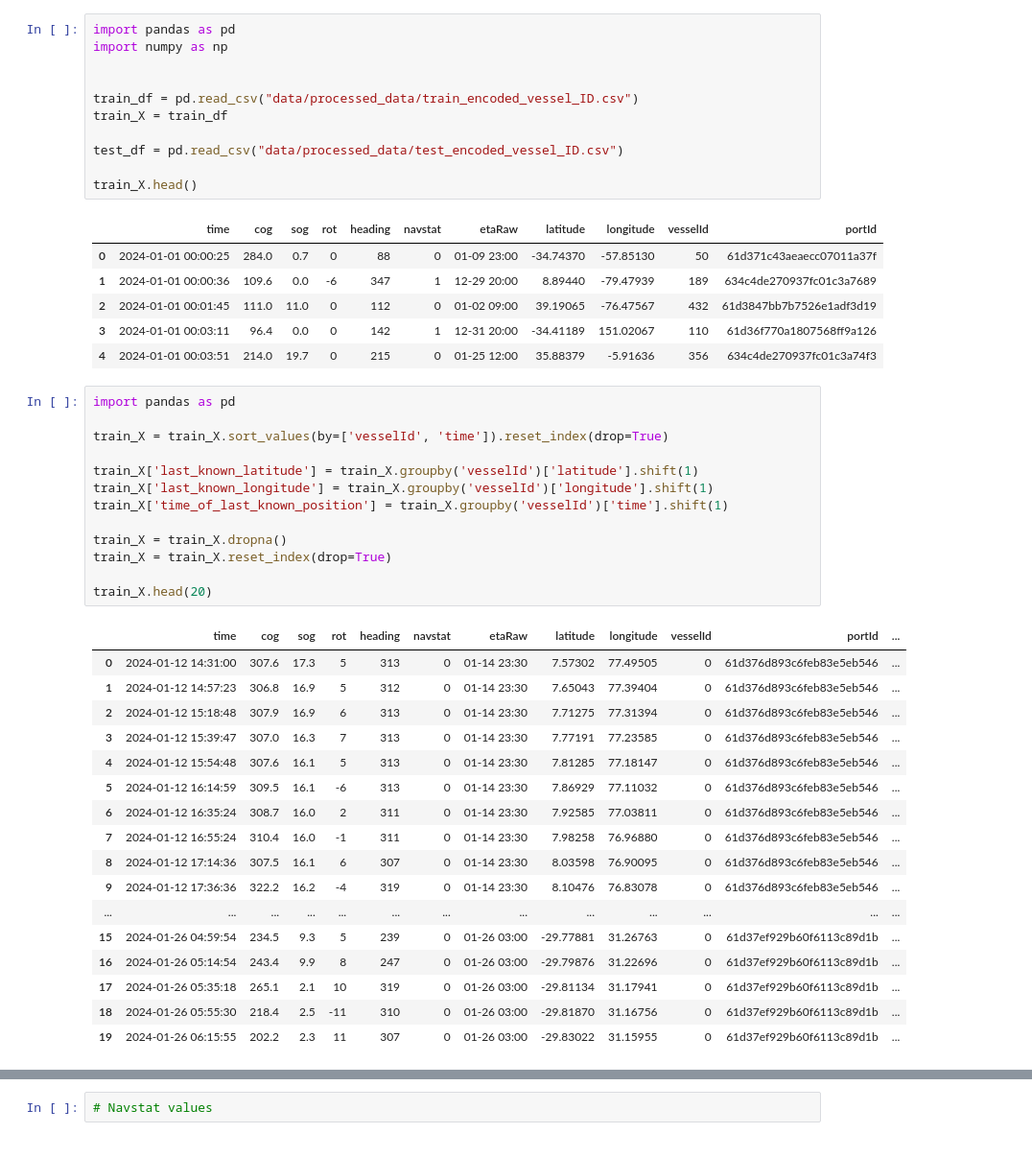
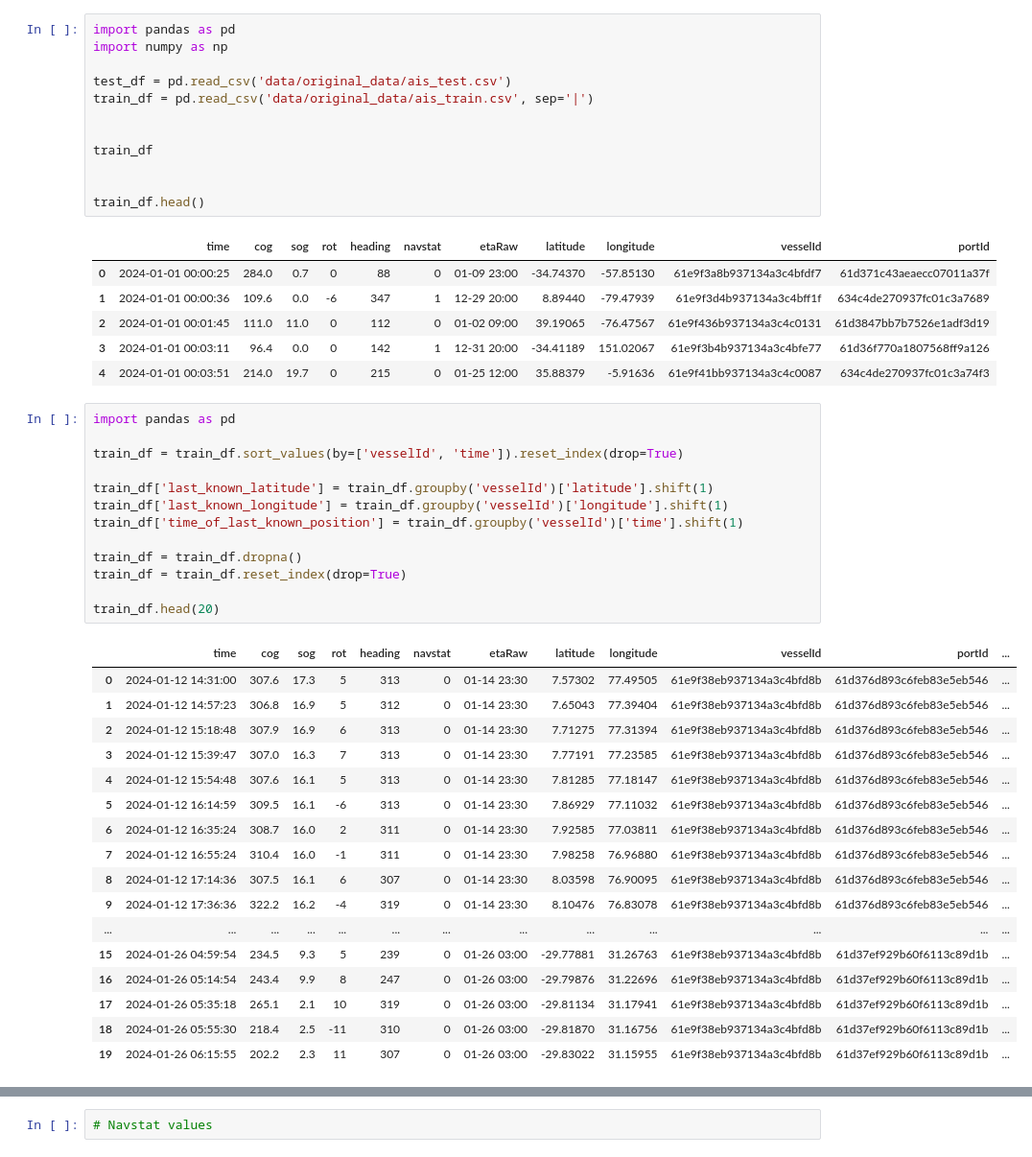
Before and after one commit to javanster/AIS-Vessel-Trajectory-Prediction, a Jupyter notebook: data_preprocessing.ipynb, the cells around one changed output, grey strips where cells are left out. Shown at 96% size. Cells and saved outputs as stored; diff of their text form.

```diff
--- a/data_preprocessing.ipynb
+++ b/data_preprocessing.ipynb
@@ -2,48 +2,49 @@
 import pandas as pd
 import numpy as np
 
+test_df = pd.read_csv('data/original_data/ais_test.csv')
+train_df = pd.read_csv('data/original_data/ais_train.csv', sep='|')
 
-train_df = pd.read_csv("data/processed_data/train_encoded_vessel_ID.csv")
-train_X = train_df
 
-test_df = pd.read_csv("data/processed_data/test_encoded_vessel_ID.csv")
+train_df
 
-train_X.head()
+
+train_df.head()
 # %% [output]
 |  | time | cog | sog | rot | heading | navstat | etaRaw | latitude | longitude | vesselId | portId |
-| 0 | 2024-01-01 00:00:25 | 284.0 | 0.7 | 0 | 88 | 0 | 01-09 23:00 | -34.74370 | -57.85130 | 50 | 61d371c43aeaecc07011a37f |
-| 1 | 2024-01-01 00:00:36 | 109.6 | 0.0 | -6 | 347 | 1 | 12-29 20:00 | 8.89440 | -79.47939 | 189 | 634c4de270937fc01c3a7689 |
-| 2 | 2024-01-01 00:01:45 | 111.0 | 11.0 | 0 | 112 | 0 | 01-02 09:00 | 39.19065 | -76.47567 | 432 | 61d3847bb7b7526e1adf3d19 |
-| 3 | 2024-01-01 00:03:11 | 96.4 | 0.0 | 0 | 142 | 1 | 12-31 20:00 | -34.41189 | 151.02067 | 110 | 61d36f770a1807568ff9a126 |
-| 4 | 2024-01-01 00:03:51 | 214.0 | 19.7 | 0 | 215 | 0 | 01-25 12:00 | 35.88379 | -5.91636 | 356 | 634c4de270937fc01c3a74f3 |
+| 0 | 2024-01-01 00:00:25 | 284.0 | 0.7 | 0 | 88 | 0 | 01-09 23:00 | -34.74370 | -57.85130 | 61e9f3a8b937134a3c4bfdf7 | 61d371c43aeaecc07011a37f |
+| 1 | 2024-01-01 00:00:36 | 109.6 | 0.0 | -6 | 347 | 1 | 12-29 20:00 | 8.89440 | -79.47939 | 61e9f3d4b937134a3c4bff1f | 634c4de270937fc01c3a7689 |
+| 2 | 2024-01-01 00:01:45 | 111.0 | 11.0 | 0 | 112 | 0 | 01-02 09:00 | 39.19065 | -76.47567 | 61e9f436b937134a3c4c0131 | 61d3847bb7b7526e1adf3d19 |
+| 3 | 2024-01-01 00:03:11 | 96.4 | 0.0 | 0 | 142 | 1 | 12-31 20:00 | -34.41189 | 151.02067 | 61e9f3b4b937134a3c4bfe77 | 61d36f770a1807568ff9a126 |
+| 4 | 2024-01-01 00:03:51 | 214.0 | 19.7 | 0 | 215 | 0 | 01-25 12:00 | 35.88379 | -5.91636 | 61e9f41bb937134a3c4c0087 | 634c4de270937fc01c3a74f3 |
 # %%
 import pandas as pd
 
-train_X = train_X.sort_values(by=['vesselId', 'time']).reset_index(drop=True)
+train_df = train_df.sort_values(by=['vesselId', 'time']).reset_index(drop=True)
 
-train_X['last_known_latitude'] = train_X.groupby('vesselId')['latitude'].shift(1)
-train_X['last_known_longitude'] = train_X.groupby('vesselId')['longitude'].shift(1)
-train_X['time_of_last_known_position'] = train_X.groupby('vesselId')['time'].shift(1)
+train_df['last_known_latitude'] = train_df.groupby('vesselId')['latitude'].shift(1)
+train_df['last_known_longitude'] = train_df.groupby('vesselId')['longitude'].shift(1)
+train_df['time_of_last_known_position'] = train_df.groupby('vesselId')['time'].shift(1)
 
-train_X = train_X.dropna()
-train_X = train_X.reset_index(drop=True)
+train_df = train_df.dropna()
+train_df = train_df.reset_index(drop=True)
 
-train_X.head(20)
+train_df.head(20)
 # %% [output]
 |  | time | cog | sog | rot | heading | navstat | etaRaw | latitude | longitude | vesselId | portId | ... |
-| 0 | 2024-01-12 14:31:00 | 307.6 | 17.3 | 5 | 313 | 0 | 01-14 23:30 | 7.57302 | 77.49505 | 0 | 61d376d893c6feb83e5eb546 | ... |
-| 1 | 2024-01-12 14:57:23 | 306.8 | 16.9 | 5 | 312 | 0 | 01-14 23:30 | 7.65043 | 77.39404 | 0 | 61d376d893c6feb83e5eb546 | ... |
-| 2 | 2024-01-12 15:18:48 | 307.9 | 16.9 | 6 | 313 | 0 | 01-14 23:30 | 7.71275 | 77.31394 | 0 | 61d376d893c6feb83e5eb546 | ... |
-| 3 | 2024-01-12 15:39:47 | 307.0 | 16.3 | 7 | 313 | 0 | 01-14 23:30 | 7.77191 | 77.23585 | 0 | 61d376d893c6feb83e5eb546 | ... |
-| 4 | 2024-01-12 15:54:48 | 307.6 | 16.1 | 5 | 313 | 0 | 01-14 23:30 | 7.81285 | 77.18147 | 0 | 61d376d893c6feb83e5eb546 | ... |
-| 5 | 2024-01-12 16:14:59 | 309.5 | 16.1 | -6 | 313 | 0 | 01-14 23:30 | 7.86929 | 77.11032 | 0 | 61d376d893c6feb83e5eb546 | ... |
-| 6 | 2024-01-12 16:35:24 | 308.7 | 16.0 | 2 | 311 | 0 | 01-14 23:30 | 7.92585 | 77.03811 | 0 | 61d376d893c6feb83e5eb546 | ... |
-| 7 | 2024-01-12 16:55:24 | 310.4 | 16.0 | -1 | 311 | 0 | 01-14 23:30 | 7.98258 | 76.96880 | 0 | 61d376d893c6feb83e5eb546 | ... |
-| 8 | 2024-01-12 17:14:36 | 307.5 | 16.1 | 6 | 307 | 0 | 01-14 23:30 | 8.03598 | 76.90095 | 0 | 61d376d893c6feb83e5eb546 | ... |
-| 9 | 2024-01-12 17:36:36 | 322.2 | 16.2 | -4 | 319 | 0 | 01-14 23:30 | 8.10476 | 76.83078 | 0 | 61d376d893c6feb83e5eb546 | ... |
+| 0 | 2024-01-12 14:31:00 | 307.6 | 17.3 | 5 | 313 | 0 | 01-14 23:30 | 7.57302 | 77.49505 | 61e9f38eb937134a3c4bfd8b | 61d376d893c6feb83e5eb546 | ... |
+| 1 | 2024-01-12 14:57:23 | 306.8 | 16.9 | 5 | 312 | 0 | 01-14 23:30 | 7.65043 | 77.39404 | 61e9f38eb937134a3c4bfd8b | 61d376d893c6feb83e5eb546 | ... |
+| 2 | 2024-01-12 15:18:48 | 307.9 | 16.9 | 6 | 313 | 0 | 01-14 23:30 | 7.71275 | 77.31394 | 61e9f38eb937134a3c4bfd8b | 61d376d893c6feb83e5eb546 | ... |
+| 3 | 2024-01-12 15:39:47 | 307.0 | 16.3 | 7 | 313 | 0 | 01-14 23:30 | 7.77191 | 77.23585 | 61e9f38eb937134a3c4bfd8b | 61d376d893c6feb83e5eb546 | ... |
+| 4 | 2024-01-12 15:54:48 | 307.6 | 16.1 | 5 | 313 | 0 | 01-14 23:30 | 7.81285 | 77.18147 | 61e9f38eb937134a3c4bfd8b | 61d376d893c6feb83e5eb546 | ... |
+| 5 | 2024-01-12 16:14:59 | 309.5 | 16.1 | -6 | 313 | 0 | 01-14 23:30 | 7.86929 | 77.11032 | 61e9f38eb937134a3c4bfd8b | 61d376d893c6feb83e5eb546 | ... |
+| 6 | 2024-01-12 16:35:24 | 308.7 | 16.0 | 2 | 311 | 0 | 01-14 23:30 | 7.92585 | 77.03811 | 61e9f38eb937134a3c4bfd8b | 61d376d893c6feb83e5eb546 | ... |
+| 7 | 2024-01-12 16:55:24 | 310.4 | 16.0 | -1 | 311 | 0 | 01-14 23:30 | 7.98258 | 76.96880 | 61e9f38eb937134a3c4bfd8b | 61d376d893c6feb83e5eb546 | ... |
+| 8 | 2024-01-12 17:14:36 | 307.5 | 16.1 | 6 | 307 | 0 | 01-14 23:30 | 8.03598 | 76.90095 | 61e9f38eb937134a3c4bfd8b | 61d376d893c6feb83e5eb546 | ... |
+| 9 | 2024-01-12 17:36:36 | 322.2 | 16.2 | -4 | 319 | 0 | 01-14 23:30 | 8.10476 | 76.83078 | 61e9f38eb937134a3c4bfd8b | 61d376d893c6feb83e5eb546 | ... |
 | ... | ... | ... | ... | ... | ... | ... | ... | ... | ... | ... | ... | ... |
-| 15 | 2024-01-26 04:59:54 | 234.5 | 9.3 | 5 | 239 | 0 | 01-26 03:00 | -29.77881 | 31.26763 | 0 | 61d37ef929b60f6113c89d1b | ... |
-| 16 | 2024-01-26 05:14:54 | 243.4 | 9.9 | 8 | 247 | 0 | 01-26 03:00 | -29.79876 | 31.22696 | 0 | 61d37ef929b60f6113c89d1b | ... |
-| 17 | 2024-01-26 05:35:18 | 265.1 | 2.1 | 10 | 319 | 0 | 01-26 03:00 | -29.81134 | 31.17941 | 0 | 61d37ef929b60f6113c89d1b | ... |
-| 18 | 2024-01-26 05:55:30 | 218.4 | 2.5 | -11 | 310 | 0 | 01-26 03:00 | -29.81870 | 31.16756 | 0 | 61d37ef929b60f6113c89d1b | ... |
-| 19 | 2024-01-26 06:15:55 | 202.2 | 2.3 | 11 | 307 | 0 | 01-26 03:00 | -29.83022 | 31.15955 | 0 | 61d37ef929b60f6113c89d1b | ... |
+| 15 | 2024-01-26 04:59:54 | 234.5 | 9.3 | 5 | 239 | 0 | 01-26 03:00 | -29.77881 | 31.26763 | 61e9f38eb937134a3c4bfd8b | 61d37ef929b60f6113c89d1b | ... |
+| 16 | 2024-01-26 05:14:54 | 243.4 | 9.9 | 8 | 247 | 0 | 01-26 03:00 | -29.79876 | 31.22696 | 61e9f38eb937134a3c4bfd8b | 61d37ef929b60f6113c89d1b | ... |
+| 17 | 2024-01-26 05:35:18 | 265.1 | 2.1 | 10 | 319 | 0 | 01-26 03:00 | -29.81134 | 31.17941 | 61e9f38eb937134a3c4bfd8b | 61d37ef929b60f6113c89d1b | ... |
+| 18 | 2024-01-26 05:55:30 | 218.4 | 2.5 | -11 | 310 | 0 | 01-26 03:00 | -29.81870 | 31.16756 | 61e9f38eb937134a3c4bfd8b | 61d37ef929b60f6113c89d1b | ... |
+| 19 | 2024-01-26 06:15:55 | 202.2 | 2.3 | 11 | 307 | 0 | 01-26 03:00 | -29.83022 | 31.15955 | 61e9f38eb937134a3c4bfd8b | 61d37ef929b60f6113c89d1b | ... |
```
Also changed, not shown: parts of 13 cells of this notebook, 3 other files.
